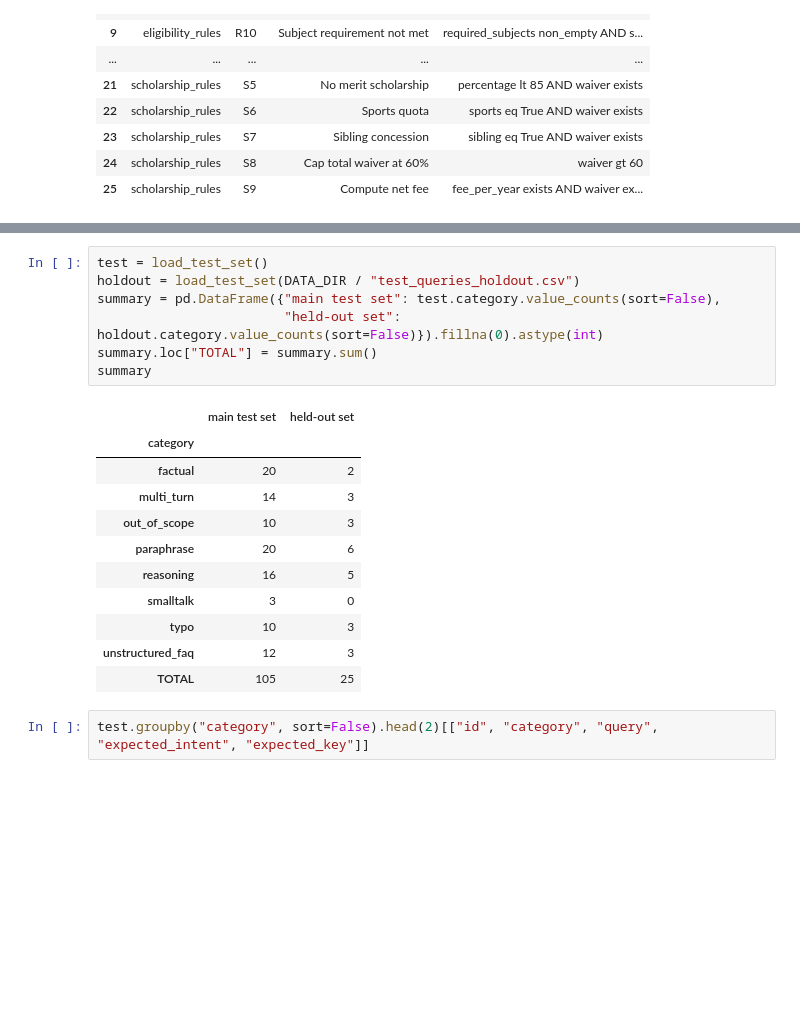
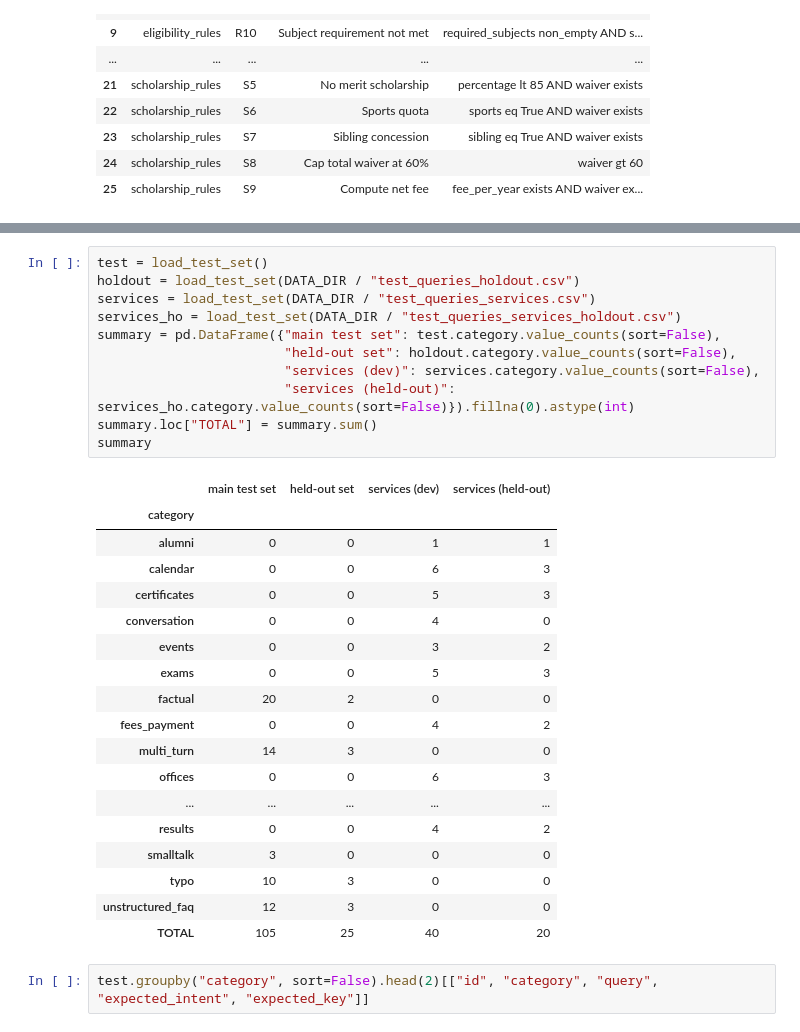
Before and after one commit to ManikandanAyyakkannu/FAI-Mini-Project, a Jupyter notebook: University_Enquiry_Chatbot.ipynb, the cells around one changed output, grey strips where cells are left out. Drawn from its saved outputs; the diff is of its cells as text; blank space fills up the shorter version.

```diff
--- a/University_Enquiry_Chatbot.ipynb
+++ b/University_Enquiry_Chatbot.ipynb
@@ -394,22 +448,33 @@ There is no public dataset for this fictional university, so three data sets wer
 # %%
 test = load_test_set()
 holdout = load_test_set(DATA_DIR / "test_queries_holdout.csv")
+services = load_test_set(DATA_DIR / "test_queries_services.csv")
+services_ho = load_test_set(DATA_DIR / "test_queries_services_holdout.csv")
 summary = pd.DataFrame({"main test set": test.category.value_counts(sort=False),
-                        "held-out set": holdout.category.value_counts(sort=False)}).fillna(0).astype(int)
+                        "held-out set": holdout.category.value_counts(sort=False),
+                        "services (dev)": services.category.value_counts(sort=False),
+                        "services (held-out)": services_ho.category.value_counts(sort=False)}).fillna(0).astype(int)
 summary.loc["TOTAL"] = summary.sum()
 summary
 # %% [output]
-|  | main test set | held-out set |
-| category |  |  |
-| factual | 20 | 2 |
-| multi_turn | 14 | 3 |
-| out_of_scope | 10 | 3 |
-| paraphrase | 20 | 6 |
-| reasoning | 16 | 5 |
-| smalltalk | 3 | 0 |
-| typo | 10 | 3 |
-| unstructured_faq | 12 | 3 |
-| TOTAL | 105 | 25 |
+|  | main test set | held-out set | services (dev) | services (held-out) |
+| category |  |  |  |  |
+| alumni | 0 | 0 | 1 | 1 |
+| calendar | 0 | 0 | 6 | 3 |
+| certificates | 0 | 0 | 5 | 3 |
+| conversation | 0 | 0 | 4 | 0 |
+| events | 0 | 0 | 3 | 2 |
+| exams | 0 | 0 | 5 | 3 |
+| factual | 20 | 2 | 0 | 0 |
+| fees_payment | 0 | 0 | 4 | 2 |
+| multi_turn | 14 | 3 | 0 | 0 |
+| offices | 0 | 0 | 6 | 3 |
+| ... | ... | ... | ... | ... |
+| results | 0 | 0 | 4 | 2 |
+| smalltalk | 3 | 0 | 0 | 0 |
+| typo | 10 | 3 | 0 | 0 |
+| unstructured_faq | 12 | 3 | 0 | 0 |
+| TOTAL | 105 | 25 | 40 | 20 |
 # %%
 test.groupby("category", sort=False).head(2)[["id", "category", "query", "expected_intent", "expected_key"]]
 # %% [output]
```
Also changed, not shown: parts of 39 cells of this notebook, 35 other files.
